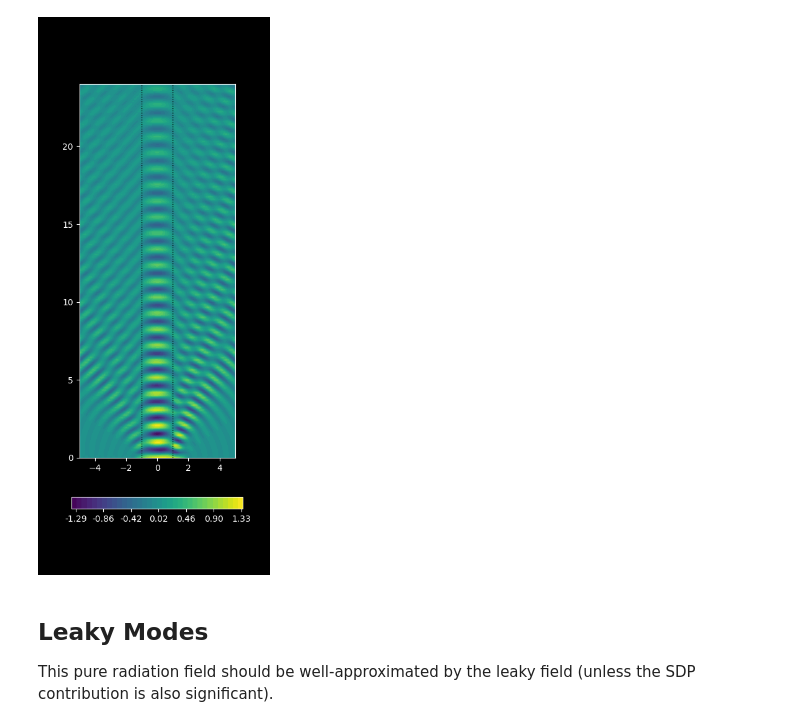
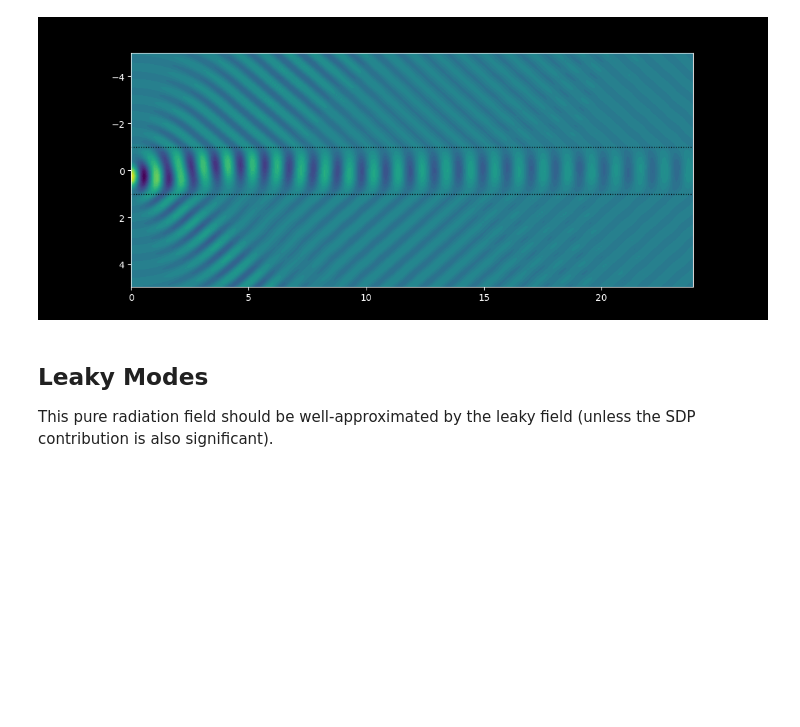
Before and after one commit to pumpkinpieter/slabguide, a Jupyter notebook: examples/AntiGuide.ipynb, the cells around one changed output. Cells and saved outputs as stored; diff of their text form; code cells hidden in the pictures; blank space fills up the shorter version.

```diff
--- a/examples/AntiGuide.ipynb
+++ b/examples/AntiGuide.ipynb
@@ -51,3 +54,5 @@ P.add_contour(real_contour(.00001, A.Z_evanescent, 350))
+# %%
+P.add_contour(sg.real_contour(6.5, 6.9, 200))
 # %%
 P.plot_transform();
 # %% [output]
@@ -55,5 +60,5 @@ P.plot_transform();
-# %%
-P.add_contour(real_contour(6.55, 6.85, 70))
+# %%
+P.add_contour(sg.real_contour(A.Z_evanescent.real, 4*A.Z_evanescent.real, 300))
 # %%
 P.plot_transform();
 # %% [output]
@@ -61,5 +66,3 @@ P.plot_transform();
-# %%
-P.add_contour(real_contour(A.Z_evanescent, 2*A.Z_evanescent, 150))
 # %%
 A.plot_field_1d(P);
 A.add_1d_plot(f0);
@@ -68,7 +71,7 @@ A.add_1d_plot(f0);
 # %%
-A.plot_field_2d(P, zmax=24);
+A.plot_field_2d(P, zmax=24, zref=240, layout='horizontal', maxdim=11, colorbar=False);
 # %% [output]
-[figure, old version]
+[figure, new version]
 # %% [markdown]
 ## Leaky Modes
 
```
Also changed, not shown: parts of 77 cells of this notebook, 16 other files.
